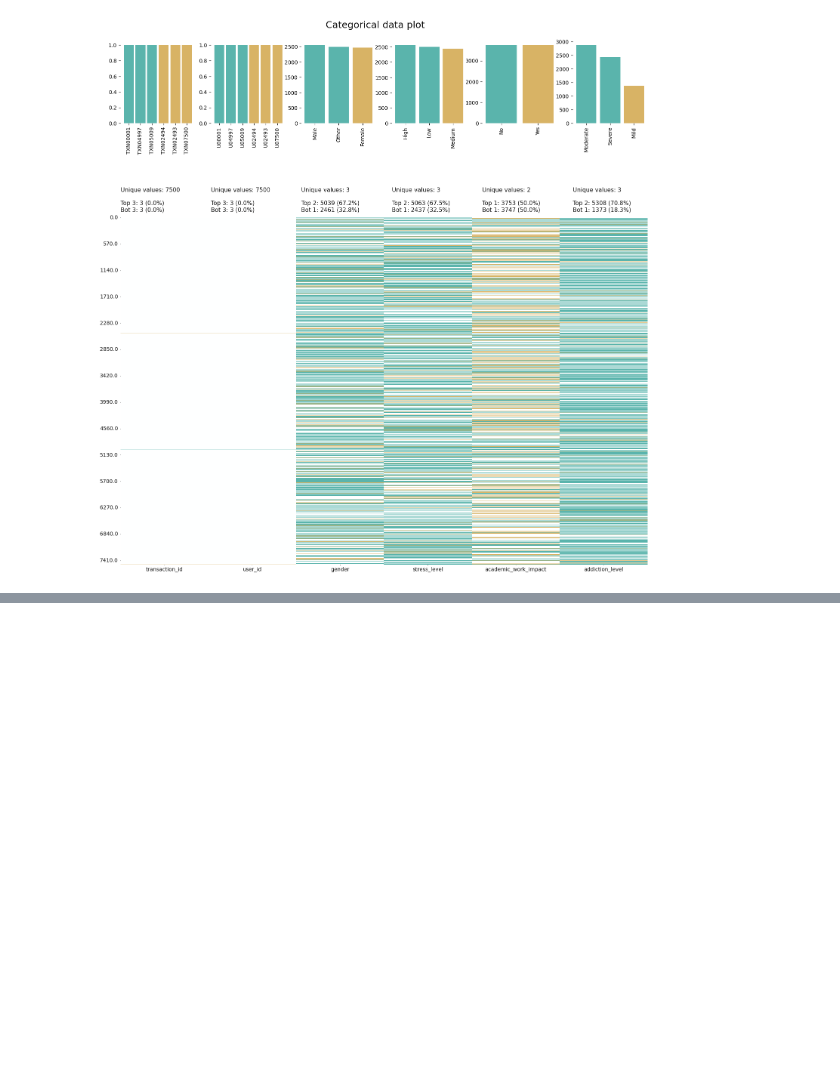
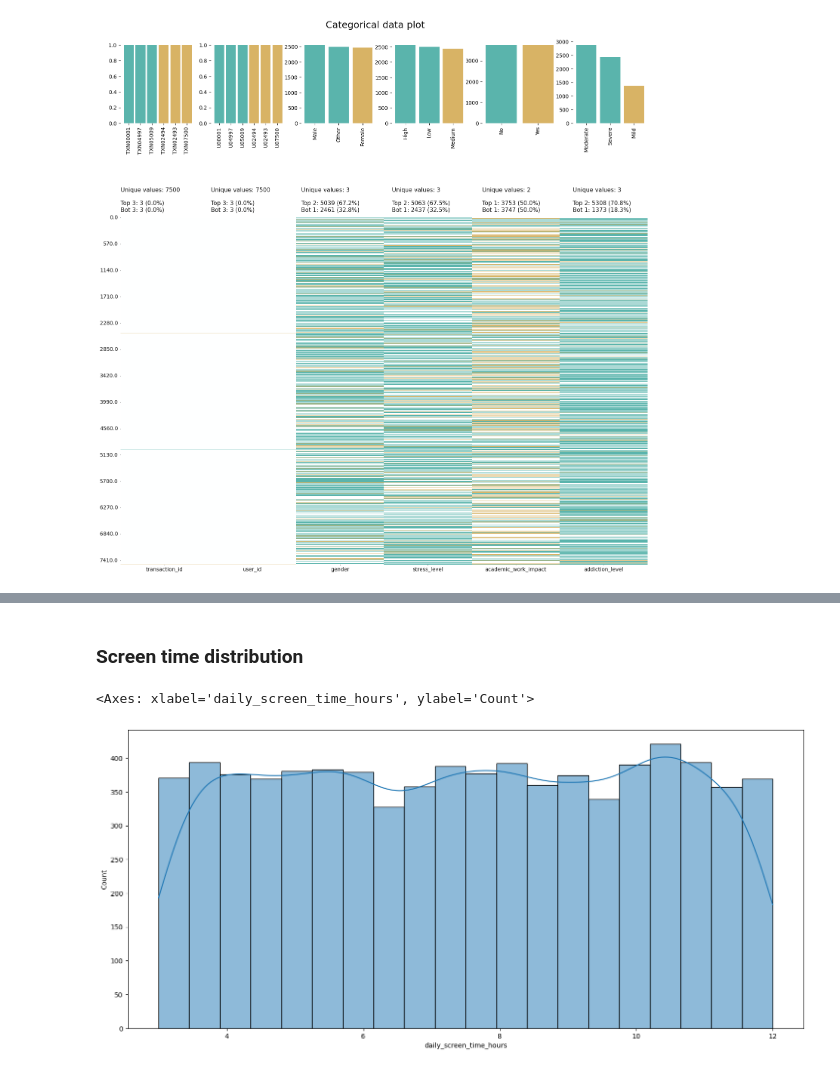
Before and after one commit to otabekrazzoqov/Machine-Learning-full-course-main, a Jupyter notebook: model_building_lesson_014/klib_datacleaner_main.ipynb, the cells around one changed output, grey strips where cells are left out. Drawn from its saved outputs; the diff is of its cells as text; code cells hidden in the pictures; blank space fills up the shorter version.

```diff
--- a/model_building_lesson_014/klib_datacleaner_main.ipynb
+++ b/model_building_lesson_014/klib_datacleaner_main.ipynb
@@ -47,0 +92,8 @@ klib.corr_interactive_plot(df, figsize=(15,6))
+# %% [markdown]
+### **Screen time distribution**
+# %%
+plt.figure(figsize=(18,8))
+sns.histplot(df["daily_screen_time_hours"], kde=True)
+# %% [output]
+<Axes: xlabel='daily_screen_time_hours', ylabel='Count'>
+[figure, added]
```
Also changed, not shown: parts of 19 cells of this notebook.
